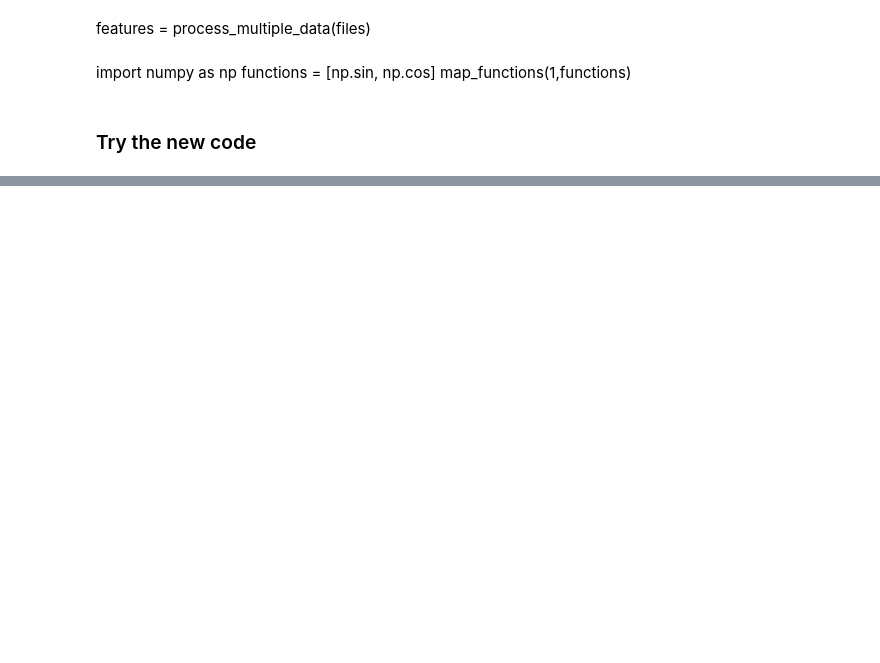
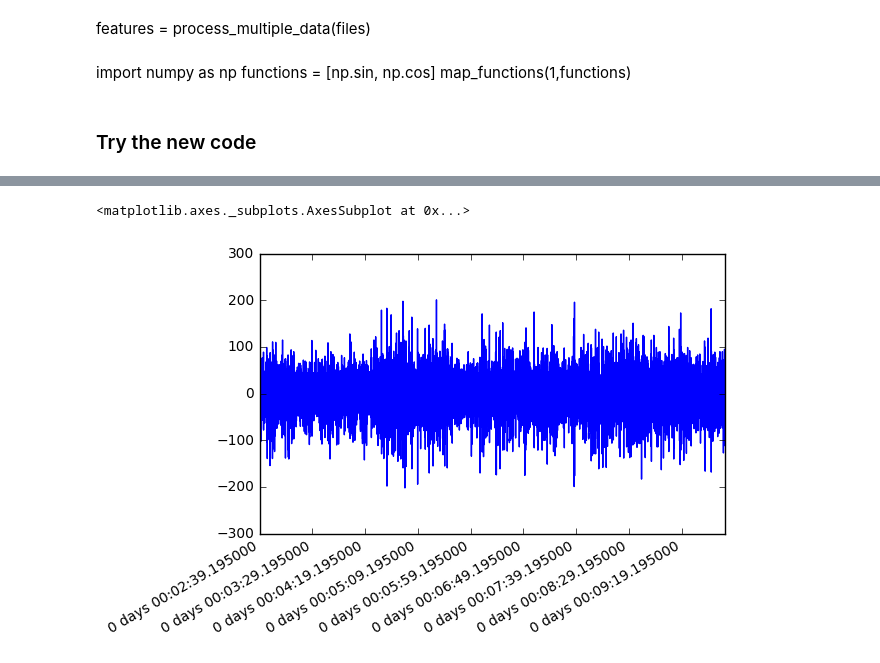
Before and after one commit to MrChristophRivera/KaggleEEG, a Jupyter notebook: data_processing/Daskit.ipynb, the cells around one changed output, grey strips where cells are left out. Cells and saved outputs as stored; diff of their text form; code cells hidden in the pictures; blank space fills up the shorter version.

```diff
--- a/data_processing/Daskit.ipynb
+++ b/data_processing/Daskit.ipynb
@@ -141,0 +157,12 @@ NameError: name 'base' is not defined
+# %%
+def drop_nd_rows(df):
+    """ Drop rows that have all 0 across all columns
+
+    :param df: Data Dataframe to calculate
+    :return: df: Data Dataframe with dropped row.
+    """
+    return df.loc[df.sum(axis=1) != 0].copy()
+# %%
+data = load_data(files[4])[0]
+transform1 = drop_nd_rows(data)
+transform1
@@ -141,0 +188,9 @@ NameError: name 'base' is not defined
+# %%
+transform2= replace_outliers_with_zeros(transform1)
+# %%
+transform3 = interpolate_zeros(transform2)
+# %%
+transform3[1.0].plot()
+# %% [output]
+<matplotlib.axes._subplots.AxesSubplot at 0x...>
+[figure, added]
```
Also changed, not shown: parts of 25 cells of this notebook, 1 other file.
